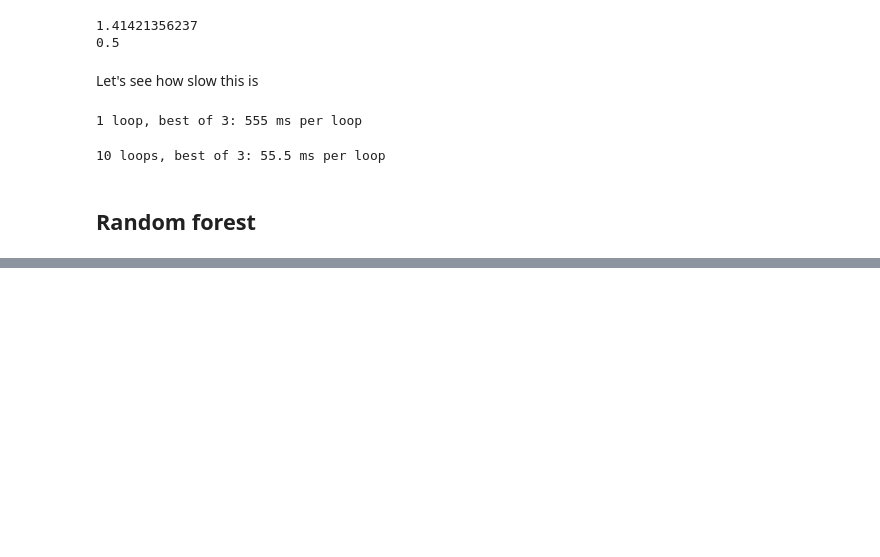
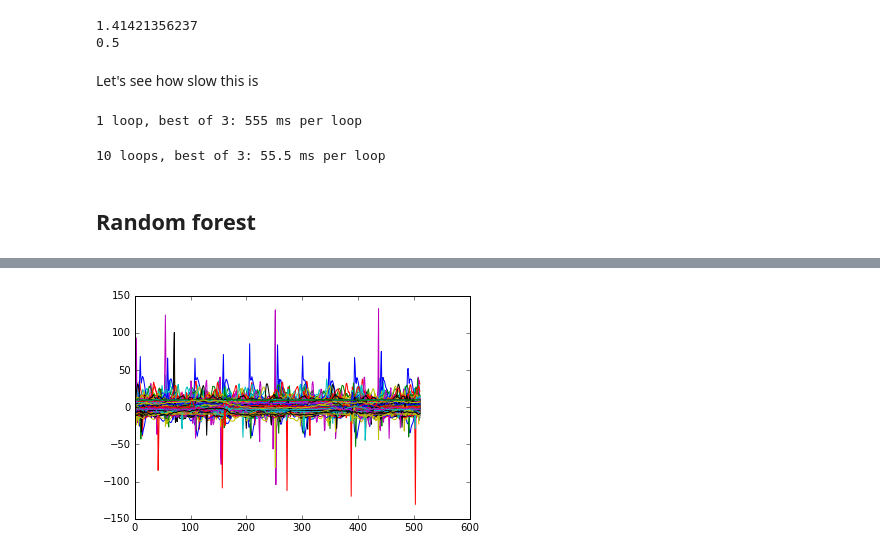
Before and after one commit to NLeSC/mcfly, a Jupyter notebook: notebooks/kNN-DTW.ipynb, the cells around one changed output, grey strips where cells are left out. Cells and saved outputs as stored; diff of their text form; code cells hidden in the pictures; blank space fills up the shorter version.

```diff
--- a/notebooks/kNN-DTW.ipynb
+++ b/notebooks/kNN-DTW.ipynb
@@ -148,0 +150,5 @@ majority class: 10 0.129150996239
+# %%
+for i in range(479, 500):
+    plt.plot(X_train[i,:,:])
+# %% [output]
+[figure, added]
```
Also changed, not shown: parts of 8 cells of this notebook, 2 other files.
